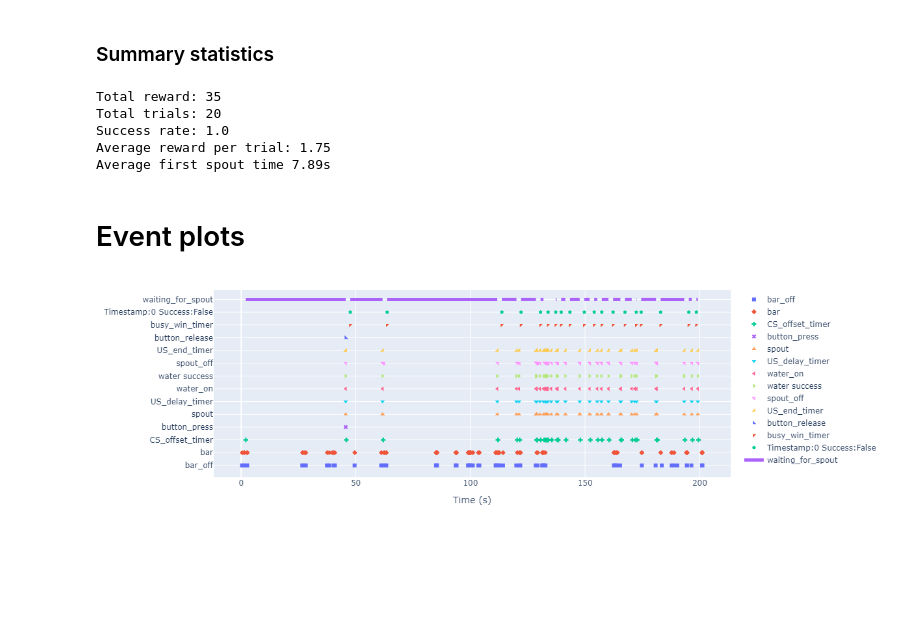
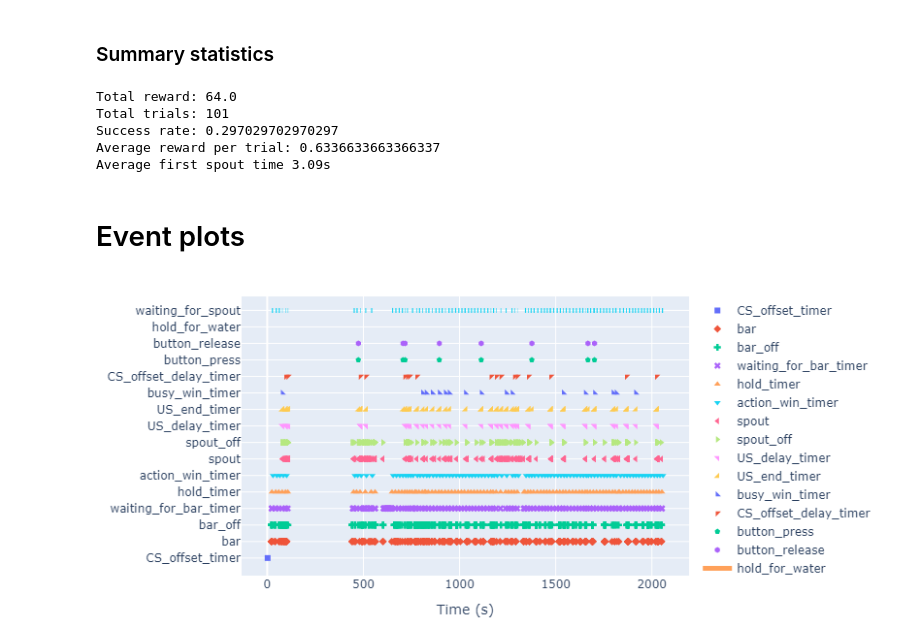
Before and after one commit to juliencarponcy/trialexp, a Jupyter notebook: notebooks/noncanonical/single_session_analsysis/reaching_go_spout_bar_nov22_teris.ipynb, the cells around one changed output. Saved outputs shown, nothing was run; the diff lists cells and outputs as text; code cells hidden in the pictures; blank space fills up the shorter version.

```diff
--- a/notebooks/noncanonical/single_session_analsysis/reaching_go_spout_bar_nov22_teris.ipynb
+++ b/notebooks/noncanonical/single_session_analsysis/reaching_go_spout_bar_nov22_teris.ipynb
@@ -19,9 +23,8 @@ The autoreload extension is already loaded. To reload it, use:
 # %%
 # Only analyze an experimental session
 
-pycontrol_dir = 'Z:\\Teris\\ASAP\\pycontrol\\reaching_go_spout_nov22\\'
-# filename = 'kms060-2023-02-07-124852.txt'
-filename = 'kms062-2023-02-06-112451.txt'
+# pycontrol_dir = 'Z:\\Teris\\ASAP\\pycontrol\\reaching_go_spout_nov22\\'
+# filename = 'kms062-2023-02-06-112451.txt'
 
-pycontrol_dir = 'Z:\\Julien\\Data\\head-fixed\\pycontrol\\reaching_go_spout_incr_break2_nov22\\'
-filename = 'kms058-2023-02-10-113533.txt'
+pycontrol_dir = 'Z:\\Julien\\Data\\head-fixed\\pycontrol\\reaching_go_spout_bar_nov22\\'
+filename = 'kms063-2023-02-10-152938.txt'
@@ -28,3 +33,12 @@ filename = 'kms058-2023-02-10-113533.txt'
+# %%
+# the state and event name that used to separate behavior into trials
+trigger = ('hold_for_water','state_change')
+
+# state and event name that used to indicate a successful trial
+success = ('busy_win', 'US_delay_timer')
+
+# state and event name that indicate a spout touch
+spout_touch = ('waiting_for_spout', 'spout')
 # %% [markdown]
 ### Analyze events and state
 # %%
@@ -84,46 +111,51 @@ ax[1].set(title='Reward triggered in each trial');
 # %% [markdown]
 ### Summary statistics
 # %%
-print(f'Total reward: {len(df_reward)}')
+print(f'Total reward: {df_trial_start.num_rewards.sum()}')
 print(f'Total trials: {df_events.iloc[-1].trial_number}')
 
 #Calculate overall success rate
-success_rate = (df_reward.groupby('trial_number').event_name.count()>0).mean()
+success_rate = df_trial_start.time_first_spout.notna().mean()
 print(f'Success rate: {success_rate}')
 
 #average reward recieved per trial
-average_reward = df_reward.groupby('trial_number').event_name.count().mean()
+average_reward = df_trial_start.num_rewards.sum()/df_events.iloc[-1].trial_number
 print(f'Average reward per trial: {average_reward}')
 
 #average time to first spout in waiting_for_spout
-print(f'Average first spout time {df_first_spout.time_first_spout.mean():.2f}s')
+print(f'Average first spout time {df_trial_start.time_first_spout.mean():.2f}s')
 # %% [output]
-Total reward: 35
-Total trials: 20
-Success rate: 1.0
-Average reward per trial: 1.75
-Average first spout time 7.89s
+Total reward: 64.0
+Total trials: 101
+Success rate: 0.297029702970297
+Average reward per trial: 0.6336633663366337
+Average first spout time 3.09s
 # %% [markdown]
 # Event plots
 # %%
-keys = df_events.event_name.unique()
-keys = keys[keys!='state_change']
 
 # state_def = [{'name': 'hold_for_water',
 #                   'onset': 'hold_for_water', 'offset': 'waiting_for_spout'},
 #             {'name': 'waiting_for_spout',
 #                  'onset': 'waiting_for_spout', 'offset': 'busy_win'},
 #             {'name': 'busy_win',
 #                  'onset': 'busy_win', 'offset': 'break_after_water'},
 #             {'name': 'break_after_water',
 #                  'onset': 'break_after_water',    'offset': 'waiting_for_bar'},
 #             {'name': 'break_after_no_water',
 #                  'onset': 'break_after_no_water', 'offset': 'waiting_for_bar'}]
 
 state_def = [
+            {'name': 'hold_for_water',
+                 'onset': 'hold_for_water', 'offset': 'waiting_for_spout'},
             {'name': 'waiting_for_spout',
-                 'onset': 'waiting_for_spout', 'offset': 'busy_win'}]
+                 'onset': 'waiting_for_spout', 'offset': 'break_after_trial'}]
 
-plot_session(df_events, keys, state_def)
+df2plot = df_events[~df_events.event_name.str.contains('Print@') ]# remove all print statement
+
+keys = df2plot.event_name.unique()
+keys = keys[keys!='state_change']
+
+plot_session(df2plot, keys, state_def)
 # %% [output]
-[figure, old version]
+[figure, new version]
```
Also changed, not shown: parts of 13 cells of this notebook, 1 other file.
